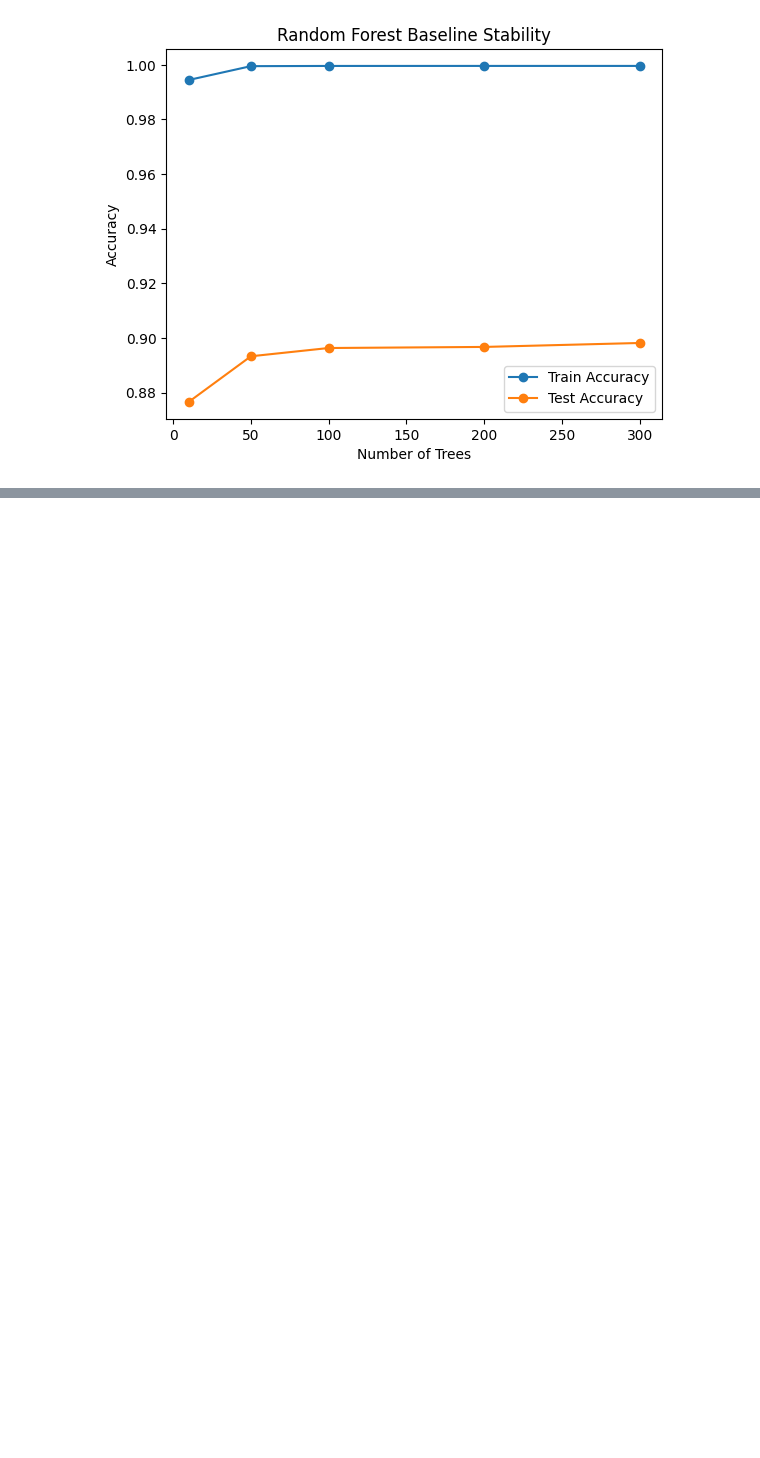
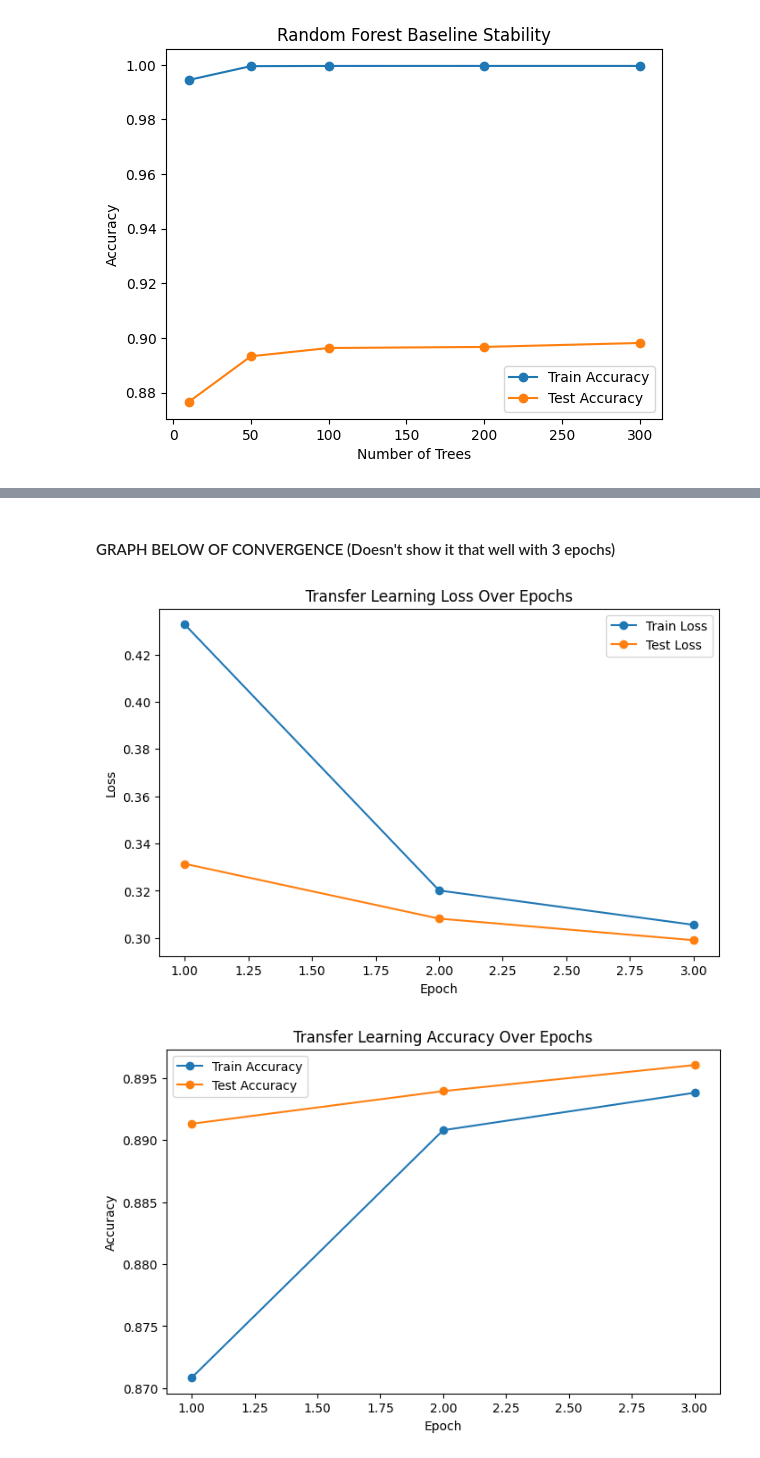
Before and after one commit to SamSkanse/Transfer-Learning-Transformers-Lab, a Jupyter notebook: transfer_transformer_lab.ipynb, the cells around one changed output, grey strips where cells are left out. Cells and saved outputs as stored; diff of their text form; code cells hidden in the pictures; blank space fills up the shorter version.

```diff
--- a/transfer_transformer_lab.ipynb
+++ b/transfer_transformer_lab.ipynb
@@ -623,0 +912,23 @@ plt.show()
+# %% [markdown]
+#### GRAPH BELOW OF CONVERGENCE (Doesn't show it that well with 3 epochs)
+# %%
+plt.figure(figsize=(8, 5))
+plt.plot(range(1, num_epochs + 1), train_losses, marker="o", label="Train Loss")
+plt.plot(range(1, num_epochs + 1), test_losses, marker="o", label="Test Loss")
+plt.xlabel("Epoch")
+plt.ylabel("Loss")
+plt.title("Transfer Learning Loss Over Epochs")
+plt.legend()
+plt.show()
+
+plt.figure(figsize=(8, 5))
+plt.plot(range(1, num_epochs + 1), train_accuracies, marker="o", label="Train Accuracy")
+plt.plot(range(1, num_epochs + 1), test_accuracies, marker="o", label="Test Accuracy")
+plt.xlabel("Epoch")
+plt.ylabel("Accuracy")
+plt.title("Transfer Learning Accuracy Over Epochs")
+plt.legend()
+plt.show()
+# %% [output]
+[figure, added]
+[figure, added]
```
Also changed, not shown: parts of 34 cells of this notebook.
